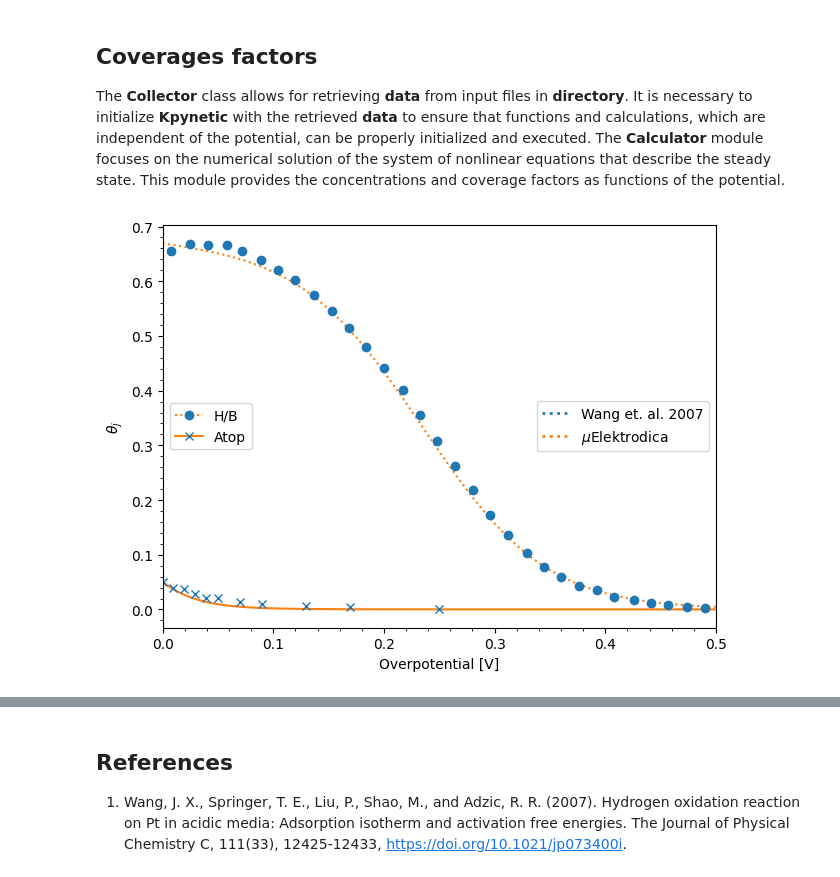
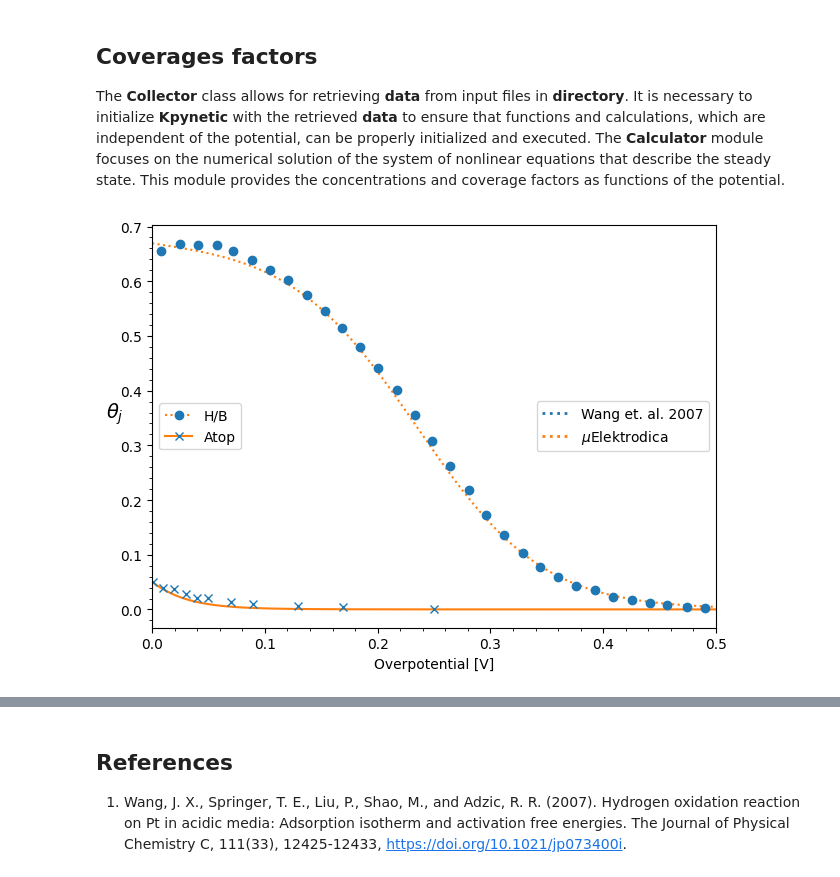
Before and after one commit to CarlosBaqueiro/MicroElektrodica, a Jupyter notebook: tutorials/melektrodica_tutorial_hydrogen.ipynb, the cells around one changed output, grey strips where cells are left out. Drawn from its saved outputs; the diff is of its cells as text; code cells hidden in the pictures.

```diff
--- a/tutorials/melektrodica_tutorial_hydrogen.ipynb
+++ b/tutorials/melektrodica_tutorial_hydrogen.ipynb
@@ -93,36 +93,38 @@ j_hb = pd.read_csv(directory + "/WangData/current_hb.csv", comment='#').values
 data_atop = copy.deepcopy(data)
 data_atop.species.g_formation_ads = np.array([75]) * 1e-3
 data_atop.reactions.ga = np.array([196, 294, 48]) * 1e-3
 Kpy_atop = Kpynetic(data_atop)
 melek_atop = Calculator(Kpy_atop, 'atop')
 # Retrieving data from Wang et al. [1]
 h_atop = pd.read_csv(directory + "/WangData/coverages_atop.csv", comment='#').values
 j_atop = pd.read_csv(directory + "/WangData/current_atop.csv", comment='#').values
 
-collection = {"H/B": ("o", ":", h_hb), "Atop": ("x", "-", h_atop)}
+coverages = {"H/B": ("o", ":", h_hb), "Atop": ("x", "-", h_atop)}
 figname = os.path.join(directory, "WangHydrogen_theta.png")
 plt.plot(melek.potential, melek.results.theta, linestyle=":", color="tab:orange")
 plt.plot(melek.potential, melek_atop.results.theta, linestyle="-", color="tab:orange")
-for label, (mark, linest, data) in collection.items():
+for label, (mark, linest, data) in coverages.items():
     plt.plot(data[:, 0], data[:, 1], marker=mark, linestyle="", color="tab:blue")
 plt.xlabel("Overpotential [V]")
-plt.ylabel(r"$\theta_j$")
+plt.ylabel(r"$\theta_j$", rotation=0, fontsize=14)
 plt.minorticks_on()
 plt.tight_layout()
 species_legend = [
-    Line2D([0],[0], marker="o", markerfacecolor="tab:blue", markeredgecolor="tab:blue", linestyle=":", color="tab:orange", label=rf"H/B" ),
-    Line2D([0],[0], marker="x", markerfacecolor="tab:blue", markeredgecolor="tab:blue", linestyle="-", color="tab:orange", label=rf"Atop"),
+    Line2D([0],[0], marker="o", markerfacecolor="tab:blue", markeredgecolor="tab:blue",
+           linestyle=":", color="tab:orange", label=rf"H/B" ),
+    Line2D([0],[0], marker="x", markerfacecolor="tab:blue", markeredgecolor="tab:blue",
+           linestyle="-", color="tab:orange", label=rf"Atop"),
     ]
 solutions_legend = [
     Line2D([0],[0], color="tab:blue", lw=2, linestyle=":", label="Wang et. al. 2007"  ),
     Line2D([0],[0], color="tab:orange", lw=2, linestyle=":", label=r"$\mu$Elektrodica"),
     ]
 first_legend = plt.legend(handles=species_legend, loc="center left")
 plt.gca().add_artist(first_legend)
 plt.legend(handles=solutions_legend, loc="center right")
 plt.tight_layout()
 plt.xlim(0, 0.5)
 plt.savefig(figname, dpi=300, bbox_inches="tight", format="png")
 plt.show()
 # %% [output]
-[figure, old version]
+[figure, new version]
```
Also changed, not shown: parts of 3 cells of this notebook, 2 other files.
